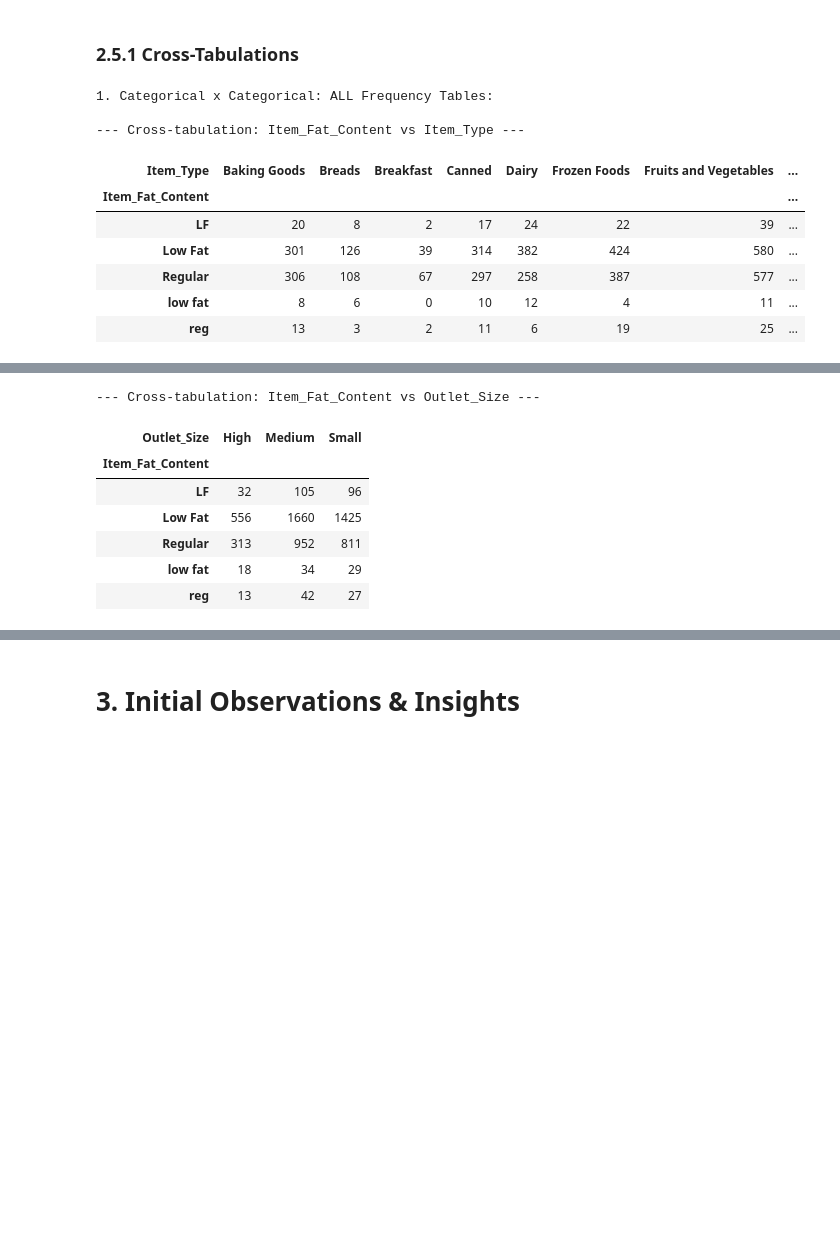
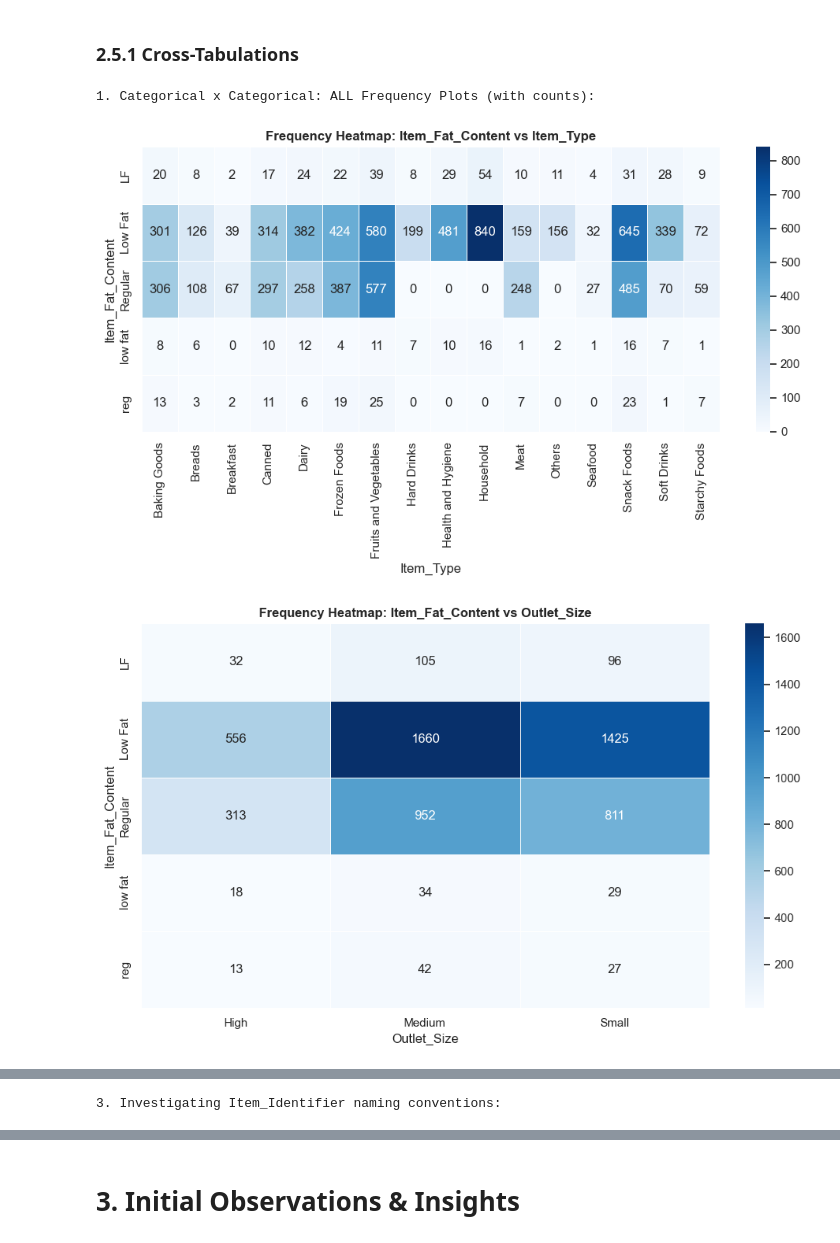
Before and after one commit to baobean/CSC14005-Lab2, a Jupyter notebook: EDA/EDA.ipynb, the cells around one changed output, grey strips where cells are left out. Drawn from its saved outputs; the diff is of its cells as text; code cells hidden in the pictures; blank space fills up the shorter version.

```diff
--- a/EDA/EDA.ipynb
+++ b/EDA/EDA.ipynb
@@ -453,59 +464,58 @@ plt.show()
 # %%
 # List of important categorical variables (Excluding Item_Identifier as it has 1559 unique values)
 cat_cols = ['Item_Fat_Content', 'Item_Type', 'Outlet_Size', 'Outlet_Location_Type', 'Outlet_Type']
 
-print("1. Categorical x Categorical: ALL Frequency Tables:\n")
+print("1. Categorical x Categorical: ALL Frequency Plots (with counts):\n")
+
+import itertools
 
 # Create all possible combinations of 2 columns from the cat_cols list
 all_cat_pairs = list(itertools.combinations(cat_cols, 2))
 
-# Iterate through each pair and display the cross-tabulation (frequency table)
+# Plot heatmaps for each pair to visualize frequency, with counts annotated
+import matplotlib.pyplot as plt
+import seaborn as sns
+
 for col1, col2 in all_cat_pairs:
-    print(f"--- Cross-tabulation: {col1} vs {col2} ---")
+    plt.figure(figsize=(10, 6))
     cross_tab = pd.crosstab(df[col1], df[col2])
-    display(cross_tab)
-    print("\n")
+    sns.heatmap(cross_tab, annot=True, fmt='d', cmap='Blues', cbar=True, linewidths=0.5)
+    plt.title(f'Frequency Heatmap: {col1} vs {col2}', fontweight='bold')
+    plt.xlabel(col2)
+    plt.ylabel(col1)
+    plt.tight_layout()
+    plt.show()
 
 # PROVING THE ID-TYPE RELATIONSHIP
 print("3. Investigating Item_Identifier naming conventions:")
 
 # Testing different prefix lengths to find the category mapping
 df['Prefix_2'] = df['Item_Identifier'].str[:2]
 df['Prefix_3'] = df['Item_Identifier'].str[:3]
 
-print("\n--- Testing 2-Letter Prefix vs Item_Type ---")
-display(pd.crosstab(df['Prefix_2'], df['Item_Type']))
+plt.figure(figsize=(10, 6))
+prefix_type_tab = pd.crosstab(df['Prefix_2'], df['Item_Type'])
+sns.heatmap(prefix_type_tab, annot=True, fmt='d', cmap='Purples', cbar=True, linewidths=0.5)
+plt.title('2-Letter Prefix vs Item_Type', fontweight='bold')
+plt.xlabel('Item_Type')
+plt.ylabel('Prefix_2')
+plt.tight_layout()
+plt.show()
 
-print("\n--- Unique 3-Letter Prefixes Found ---")
-print(df['Prefix_3'].unique()[:10], "... total unique:", df['Prefix_3'].nunique())
 
-# Conclusion: If 'NC' consistently maps to Non-Consumable types,
-# then Prefix_2 is the primary category indicator.
+print("\n2. Numerical x Categorical: Sales Summary by ALL Categories (using boxplots):\n")
 
-print("\n2. Numerical x Categorical: Sales Summary by ALL Categories:\n")
-
-# Iterate through all categorical variables to analyze their impact on Item_Outlet_Sales
+# Boxplots for Item_Outlet_Sales by each categorical variable
 for col in cat_cols:
-    print(f"--- Sales Summary by {col} ---")
-    grouped_stats = df.groupby(col)['Item_Outlet_Sales'].agg(
-        Count='count',
-        Mean='mean',
-        Median='median',
-        Min='min',
-        Max='max'
-    ).round(2)
-
-    # Display the summary table sorted by Mean sales in descending order
-    display(grouped_stats.sort_values(by='Mean', ascending=False))
-    print("\n")
+    plt.figure(figsize=(10, 5))
+    sns.boxplot(x=col, y='Item_Outlet_Sales', data=df)
+    plt.title(f'Item_Outlet_Sales by {col}', fontweight='bold')
+    plt.xlabel(col)
+    plt.ylabel('Item_Outlet_Sales')
+    plt.xticks(rotation=30)
+    plt.tight_layout()
+    plt.show()
 # %% [output]
-1. Categorical x Categorical: ALL Frequency Tables:
-
---- Cross-tabulation: Item_Fat_Content vs Item_Type ---
+1. Categorical x Categorical: ALL Frequency Plots (with counts):
-| Item_Type | Baking Goods | Breads | Breakfast | Canned | Dairy | Frozen Foods | Fruits and Vegetables | ... |
-| Item_Fat_Content |  |  |  |  |  |  |  | ... |
-| LF | 20 | 8 | 2 | 17 | 24 | 22 | 39 | ... |
-| Low Fat | 301 | 126 | 39 | 314 | 382 | 424 | 580 | ... |
-| Regular | 306 | 108 | 67 | 297 | 258 | 387 | 577 | ... |
-| low fat | 8 | 6 | 0 | 10 | 12 | 4 | 11 | ... |
-| reg | 13 | 3 | 2 | 11 | 6 | 19 | 25 | ... |
+[figure, added]
+[figure, added]
@@ -512,8 +530 @@ for col in cat_cols:
---- Cross-tabulation: Item_Fat_Content vs Outlet_Size ---
+3. Investigating Item_Identifier naming conventions:
-| Outlet_Size | High | Medium | Small |
-| Item_Fat_Content |  |  |  |
-| LF | 32 | 105 | 96 |
-| Low Fat | 556 | 1660 | 1425 |
-| Regular | 313 | 952 | 811 |
-| low fat | 18 | 34 | 29 |
-| reg | 13 | 42 | 27 |
```
Also changed, not shown: parts of 2 cells of this notebook.
